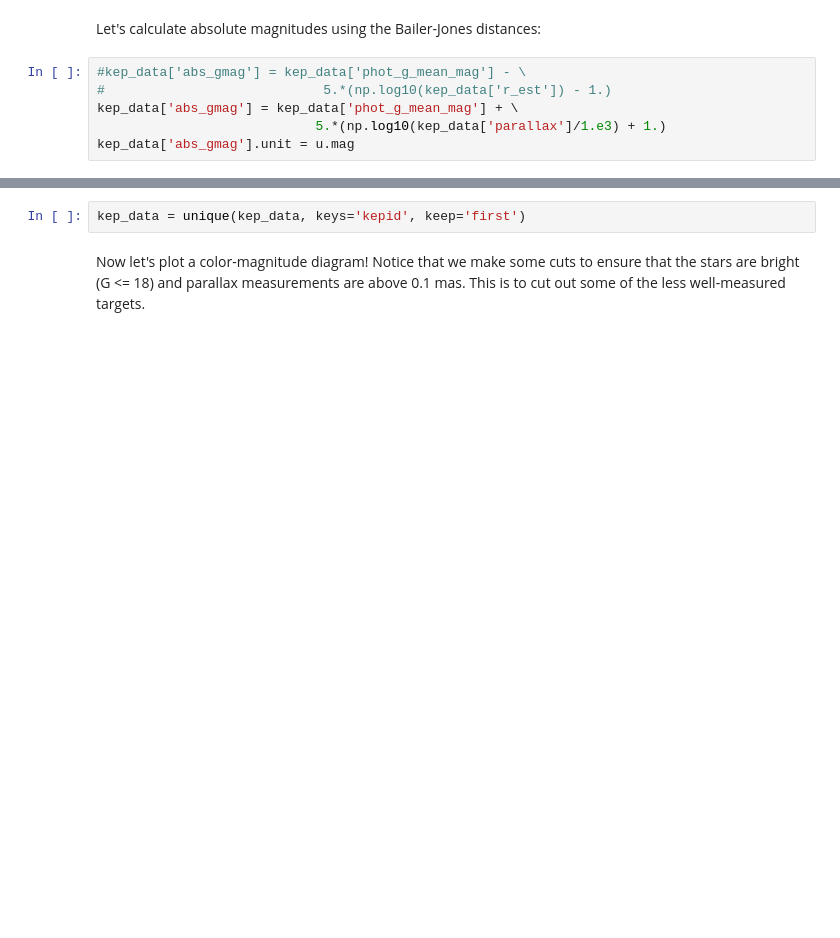
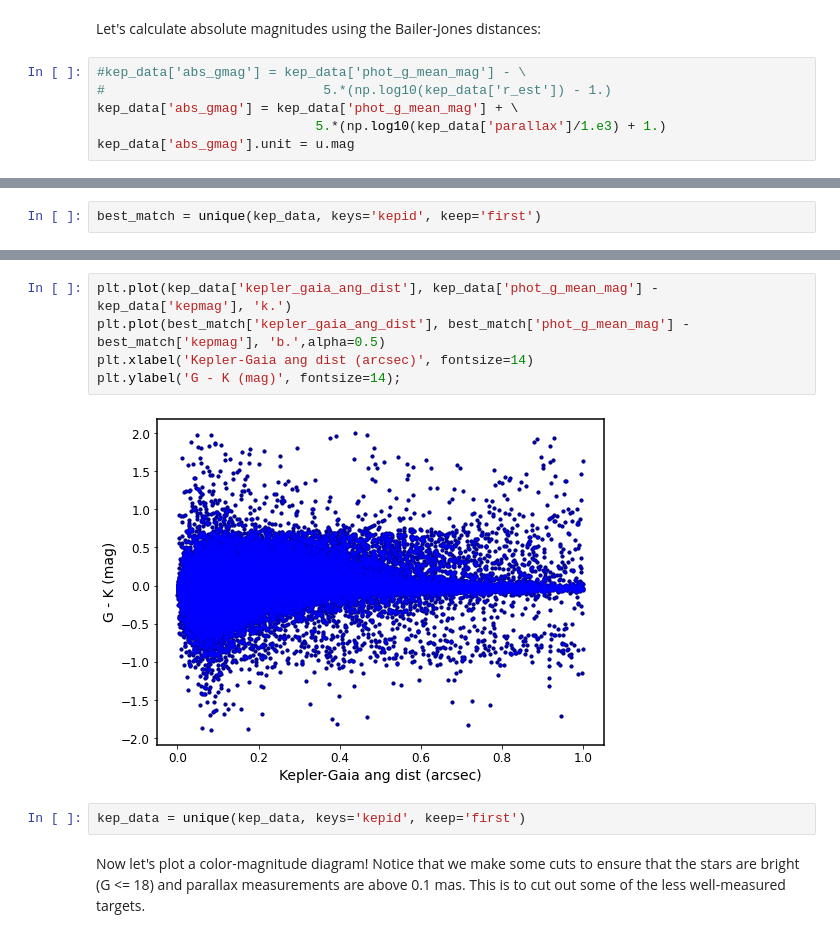
Before and after one commit to megbedell/gaia-kepler.fun, a Jupyter notebook: notebooks/demo.ipynb, the cells around one changed output, grey strips where cells are left out. Saved outputs shown, nothing was run; the diff lists cells and outputs as text; blank space fills up the shorter version.

```diff
--- a/notebooks/demo.ipynb
+++ b/notebooks/demo.ipynb
@@ -43,0 +31,2 @@ kep_data['abs_gmag'].unit = u.mag
+# %%
+best_match = unique(kep_data, keys='kepid', keep='first')
@@ -44,3 +37,10 @@ kep_data['abs_gmag'].unit = u.mag
+# %%
+plt.plot(kep_data['kepler_gaia_ang_dist'], kep_data['phot_g_mean_mag'] - kep_data['kepmag'], 'k.')
+plt.plot(best_match['kepler_gaia_ang_dist'], best_match['phot_g_mean_mag'] - best_match['kepmag'], 'b.',alpha=0.5)
+plt.xlabel('Kepler-Gaia ang dist (arcsec)', fontsize=14)
+plt.ylabel('G - K (mag)', fontsize=14);
+# %% [output]
+[figure, added]
 # %%
 kep_data = unique(kep_data, keys='kepid', keep='first')
 # %% [markdown]
```
Also changed, not shown: parts of 8 cells of this notebook, 4 other files.
